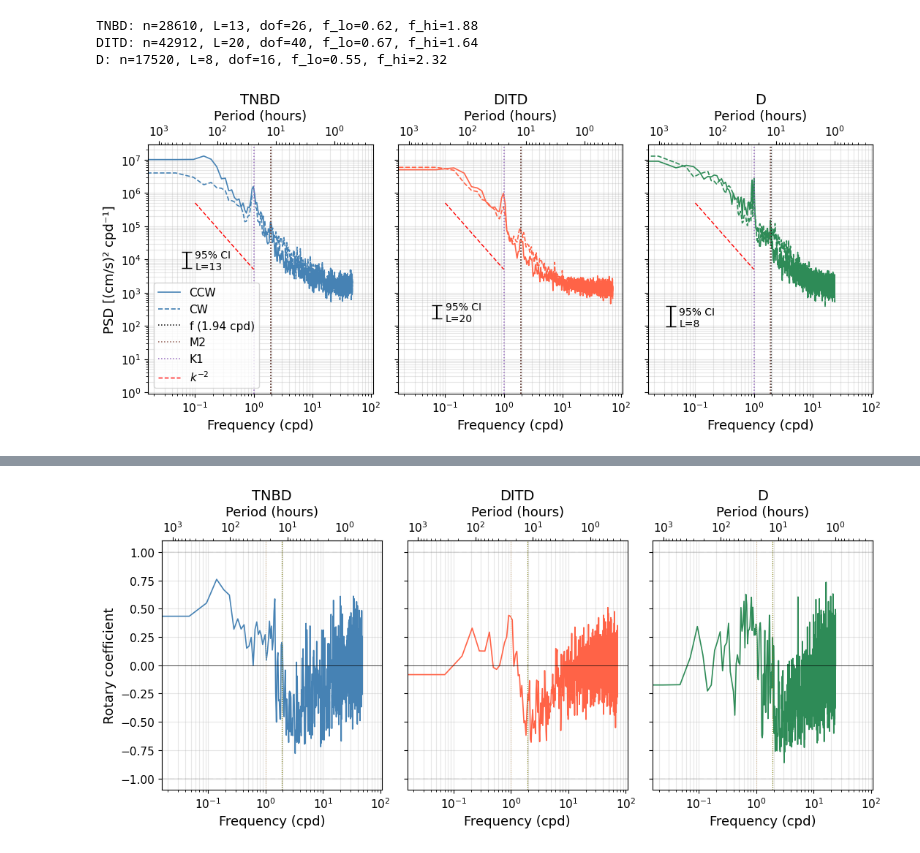
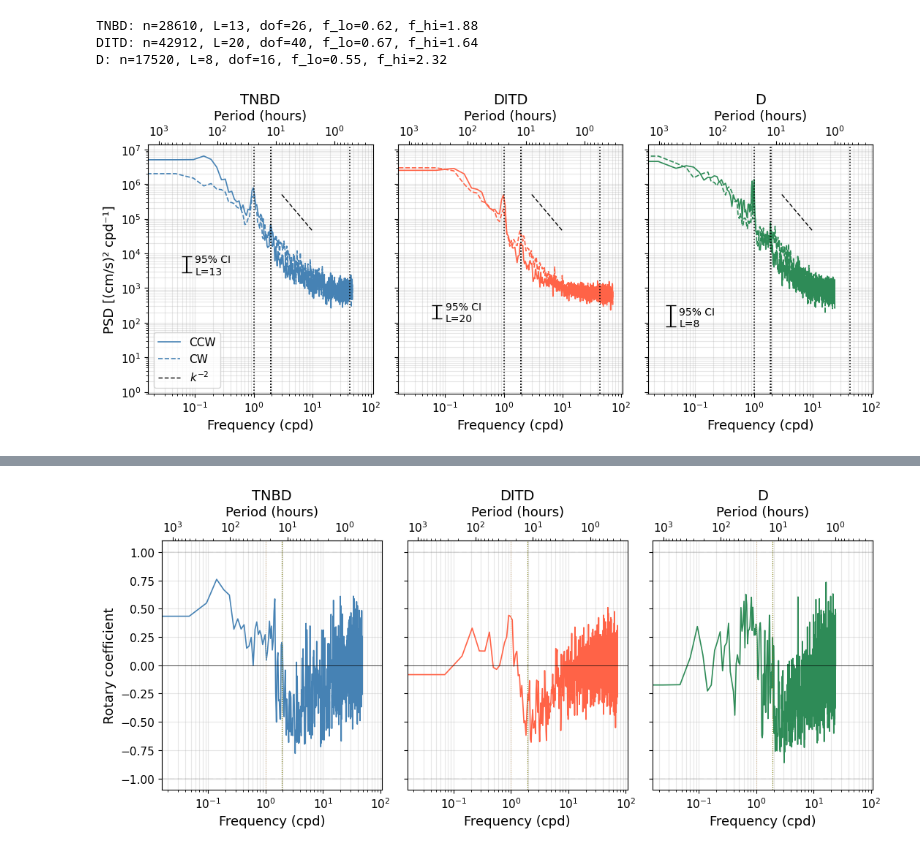
Before and after one commit to MackenzieBlanusa/TNB_tools, a Jupyter notebook: MastersThesis/rotaryspectra_ctd - Copy.ipynb, the cells around one changed output, grey strips where cells are left out. Drawn from its saved outputs; the diff is of its cells as text; code cells hidden in the pictures.

```diff
--- a/MastersThesis/rotaryspectra_ctd - Copy.ipynb
+++ b/MastersThesis/rotaryspectra_ctd - Copy.ipynb
@@ -549,19 +547,19 @@ Type:      function
 ### All Moorings
 # %%
 # load in DITD and D data - MAC
-# DITD_vel = xr.open_dataset('/Users/mackenzie/Documents/Research/PhD/TNB_tools/MastersThesis/vel_1100.nc')
+DITD_vel = xr.open_dataset('/Users/mackenzie/Documents/Research/PhD/TNB_tools/MastersThesis/vel_1100.nc')
 
-# TNBD_vel = xr.open_dataset('/Users/mackenzie/Documents/Research/PhD/TNB_tools/MastersThesis/tnbd_2018_vel_bot_1093.nc')
+TNBD_vel = xr.open_dataset('/Users/mackenzie/Documents/Research/PhD/TNB_tools/MastersThesis/tnbd_2018_vel_bot_1093.nc')
 
-# moorings = xr.open_datatree('/Users/mackenzie/Documents/Research/PhD/TNB_tools/preprocess/TNB_Moorings_DataTree.nc')
+moorings = xr.open_datatree('/Users/mackenzie/Documents/Research/PhD/TNB_tools/preprocess/TNB_Moorings_DataTree.nc')
 # %%
 # Load in data - DELL
 
-TNBD_vel = xr.open_dataset("//thepenguin/penguin2/Data/TNB/mooring/LDEO/2018_19 Araon Cruise (ANA09B) - NIWAMooringRetrieval/Data/TNBD/working/tnbd_2018_vel_bot_1093.nc")
+# TNBD_vel = xr.open_dataset("//thepenguin/penguin2/Data/TNB/mooring/LDEO/2018_19 Araon Cruise (ANA09B) - NIWAMooringRetrieval/Data/TNBD/working/tnbd_2018_vel_bot_1093.nc")
 
-DITD_vel = xr.open_dataset('/Users/mblan/Documents/TNB_Research/data/DITD_2018_2019/vel_1100.nc')
+# DITD_vel = xr.open_dataset('/Users/mblan/Documents/TNB_Research/data/DITD_2018_2019/vel_1100.nc')
 
-moorings = xr.open_datatree('/Users/mblan/Documents/research/TNB_tools/examples/TNB_Moorings_DataTree.nc')
+# moorings = xr.open_datatree('/Users/mblan/Documents/research/TNB_tools/examples/TNB_Moorings_DataTree.nc')
 # %%
 # fix DITD time - should save this change permenantly later
 DITD_vel['time'] = DITD_vel.time - pd.Timedelta(12,'h')
@@ -688,6 +686,7 @@ lat      = -74.9
 f_iner   = np.abs(gsw.f(lat)) * 86400 / (2 * np.pi)   # cpd
 f_M2     = 1.9322                                        # cpd
 f_diurn  = 1.0                                           # cpd
+N = 43.5 # cpd
 
 for ax, (name, sp) in zip(axes, spectra_full.items()):
     freq  = sp['freq']
@@ -698,9 +697,10 @@ for ax, (name, sp) in zip(axes, spectra_full.items()):
               linestyle='--')
 
     # Reference frequency lines
-    ax.axvline(f_iner,  color='k',  linestyle=':',  linewidth=1.1, label=f'f ({f_iner:.2f} cpd)')
-    ax.axvline(f_M2,    color='tab:brown', linestyle=':',  linewidth=1.1, label='M2')
-    ax.axvline(f_diurn, color='tab:purple',   linestyle=':',  linewidth=1.1, label='K1')
+    ax.axvline(f_iner,  color='k',  linestyle=':',  linewidth=1.1,)
+    ax.axvline(f_M2,    color='k', linestyle=':',  linewidth=1.1, )
+    ax.axvline(f_diurn, color='k',   linestyle=':',  linewidth=1.1,)
+    ax.axvline(N,color='k',linestyle=':', linewidth=1.1,)
 
     add_ci_bracket(ax, sp['f_lo'], sp['f_hi'],
                    label=f"95% CI\nL={sp['L']}", color='k', x_frac=0.1, y_frac=0.3)
@@ -711,38 +711,38 @@ for ax, (name, sp) in zip(axes, spectra_full.items()):
     # Define a frequency range over which to draw the slopes
     # Adjust f_lo_slope and f_hi_slope to position the lines on your plot
     slopes = [
-    # {'exp': -3,    'label': r'$k^{-3}$',   'f_range': [5, 20],  'anchor': 1e6,  'color': 'r'},
+    # {'exp': -3,    'label': r'$k^{-3}$',   'f_range': [2, 10],  'anchor': 1e6,  'color': 'r'},
     # {'exp': -5/3,  'label': r'$k^{-5/3}$', 'f_range': [3, 15],  'anchor': 5e2,  'color': 'cyan'},
-    {'exp': -2,    'label': r'$k^{-2}$',   'f_range': [0.1, 1],  'anchor': 5e5,  'color': 'r'},
+    {'exp': -2,    'label': r'$k^{-2}$',   'f_range': [3, 10],  'anchor': 5e5,  'color': 'k'},
     ]
 
     for s in slopes:
         f_range = np.array(s['f_range'])
         S_slope = s['anchor'] * (f_range / f_range[0]) ** s['exp']
         ax.loglog(f_range, S_slope,
                 color=s['color'],
                 linewidth=1.0,
                 linestyle=(0, (4, 2)),
                 label=s['label'])
 
     ax.set_title(moorings[name]['label'])
     ax.set_xlabel('Frequency (cpd)')
     ax.grid(True, which='both', alpha=0.3)
 
 
 
     # Secondary period axis
     secax = ax.secondary_xaxis('top', functions=(lambda f: 24/f, lambda t: 24/t))
     secax.set_xlabel('Period (hours)')
 
 
 
 axes[0].set_ylabel('PSD [(cm/s)² cpd⁻¹]')
 axes[0].legend()
 
 # plt.suptitle('Rotary power spectra — full record', y=1.02)
 plt.tight_layout()
-# plt.savefig('moorings_2018_fullspectra.png', dpi=300, bbox_inches='tight')
+# plt.savefig('moorings_2018_fullspectra_01.png', dpi=300, bbox_inches='tight')
 plt.show()
 # %% [output]
-[figure, old version]
+[figure, new version]
```
Also changed, not shown: parts of 2 cells of this notebook, 1 other file.
